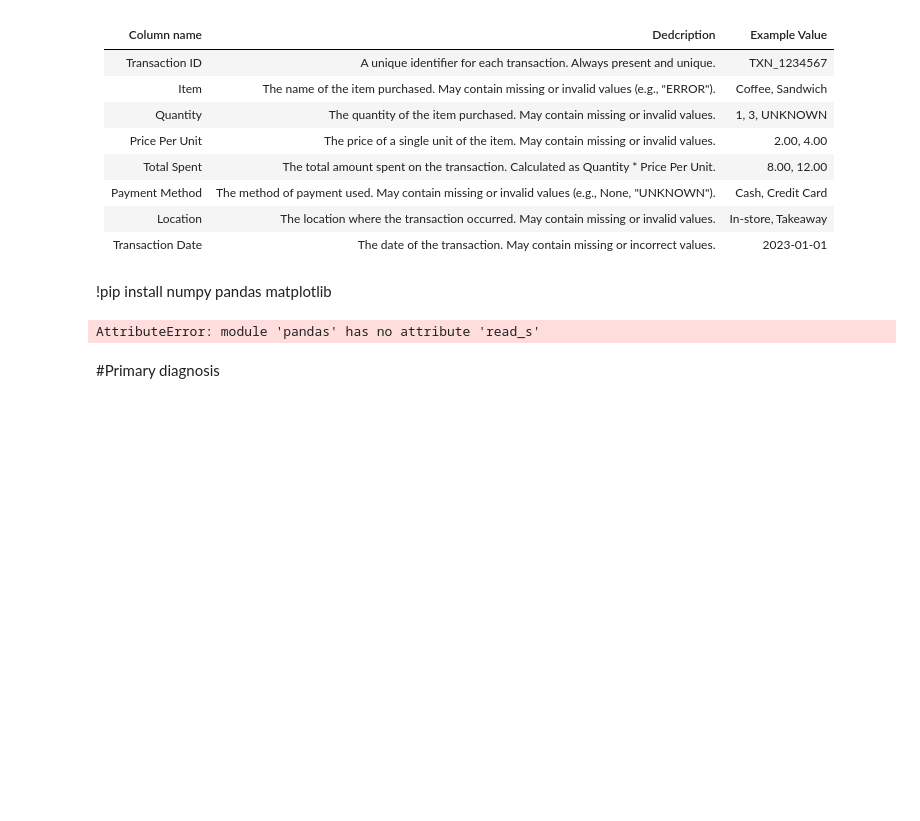
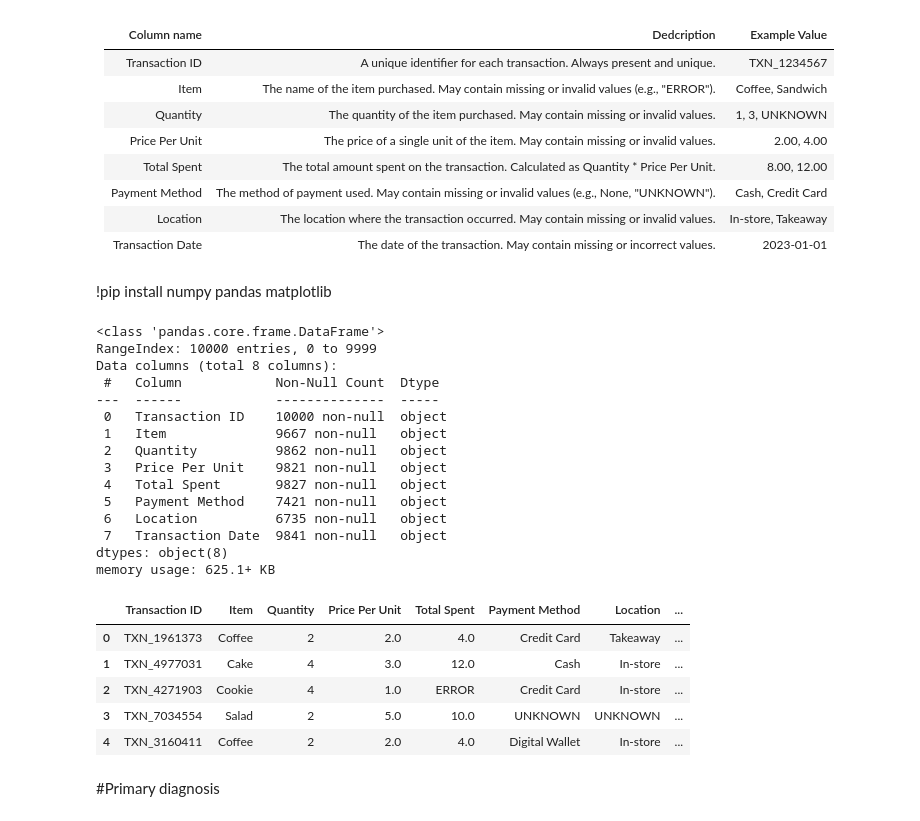
Before and after one commit to T-Svitlichna/Analysis_Cafe_Sales, a Jupyter notebook: EDA_Cafe_Sales.ipynb, the cells around one changed output. Saved outputs shown, nothing was run; the diff lists cells and outputs as text; code cells hidden in the pictures; blank space fills up the shorter version.

```diff
--- a/EDA_Cafe_Sales.ipynb
+++ b/EDA_Cafe_Sales.ipynb
@@ -29,20 +29,41 @@ Cafe Sales - Dirty Data Cleaning Training
 # %%
 import numpy as np
 import pandas as pd
 import matplotlib.pyplot as  plt
 # File path
 # FILE_IN = "data/cafe_sales.csv"
 FILE_IN = 'https://raw.githubusercontent.com/KsiuTretyakova/Analysis_Cafe_Sales_DTA2026/refs/heads/main/data/dirty_cafe_sales.csv'
 # FILE_OUT = "data/cafe_sales_clean.csv"
 FILE_OUT = "cafe_sales_clean.csv"
-df_origin = pd.read_s
+df_origin = pd.read_csv(FILE_IN)
+
 df_origin.head()
 df_origin.head()
 df = df_origin.copy()
 df.info()
 df.head()
 # %% [output]
-AttributeError: module 'pandas' has no attribute 'read_s'
+<class 'pandas.core.frame.DataFrame'>
+RangeIndex: 10000 entries, 0 to 9999
+Data columns (total 8 columns):
+ #   Column            Non-Null Count  Dtype
+---  ------            --------------  -----
+ 0   Transaction ID    10000 non-null  object
+ 1   Item              9667 non-null   object
+ 2   Quantity          9862 non-null   object
+ 3   Price Per Unit    9821 non-null   object
+ 4   Total Spent       9827 non-null   object
+ 5   Payment Method    7421 non-null   object
+ 6   Location          6735 non-null   object
+ 7   Transaction Date  9841 non-null   object
+dtypes: object(8)
+memory usage: 625.1+ KB
+|  | Transaction ID | Item | Quantity | Price Per Unit | Total Spent | Payment Method | Location | ... |
+| 0 | TXN_1961373 | Coffee | 2 | 2.0 | 4.0 | Credit Card | Takeaway | ... |
+| 1 | TXN_4977031 | Cake | 4 | 3.0 | 12.0 | Cash | In-store | ... |
+| 2 | TXN_4271903 | Cookie | 4 | 1.0 | ERROR | Credit Card | In-store | ... |
+| 3 | TXN_7034554 | Salad | 2 | 5.0 | 10.0 | UNKNOWN | UNKNOWN | ... |
+| 4 | TXN_3160411 | Coffee | 2 | 2.0 | 4.0 | Digital Wallet | In-store | ... |
 # %% [markdown]
 #Primary diagnosis
 # %%
```
Also changed, not shown: parts of 3 cells of this notebook.
